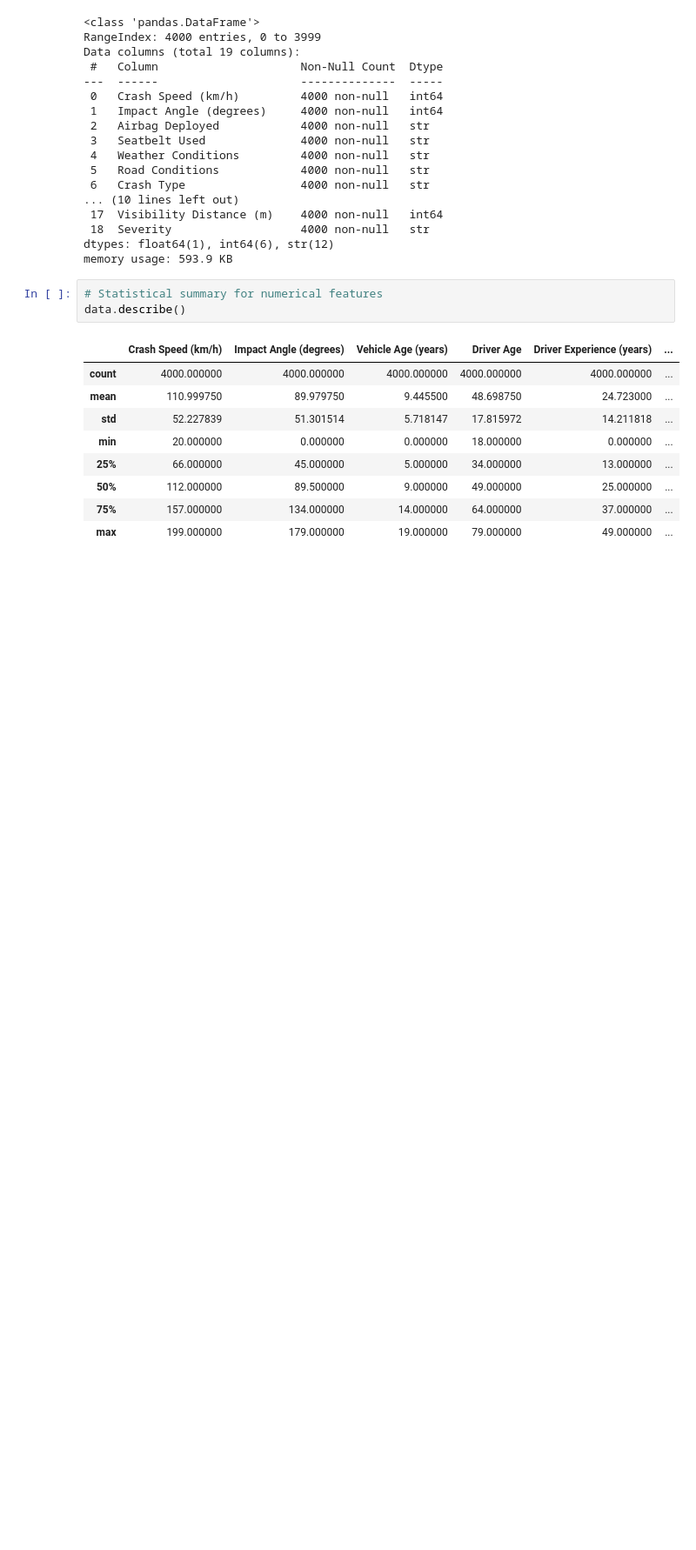
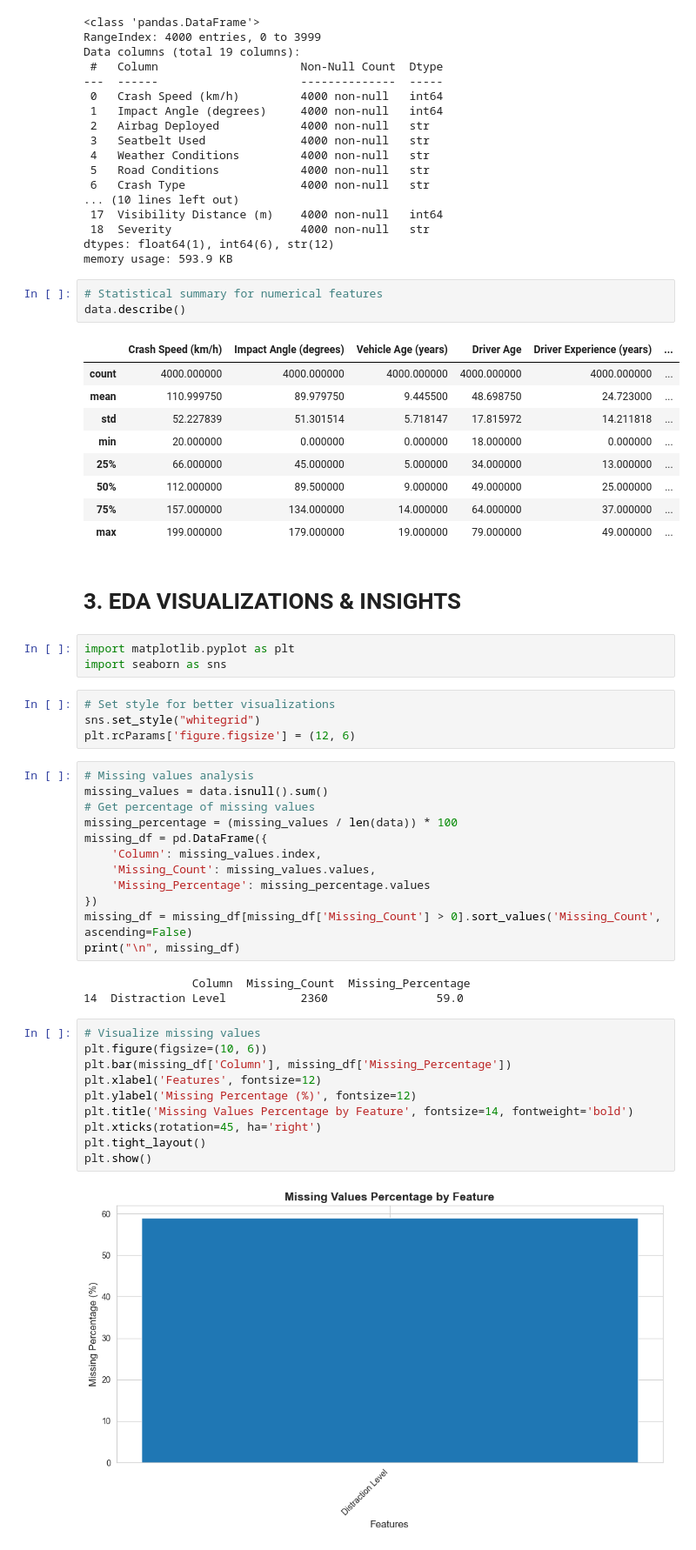
Before and after one commit to PAIshanMadusha/car-crash-severity-prediction-model, a Jupyter notebook: notebooks/car_crash_severity_prediction.ipynb, the cells around one changed output. Shown at 87% size. Drawn from its saved outputs; the diff is of its cells as text; blank space fills up the shorter version.

Commit message:
Analysis of Missing Values

```diff
--- a/notebooks/car_crash_severity_prediction.ipynb
+++ b/notebooks/car_crash_severity_prediction.ipynb
@@ -118,3 +118,39 @@ data.describe()
 | 50% | 112.000000 | 89.500000 | 9.000000 | 49.000000 | 25.000000 | ... |
 | 75% | 157.000000 | 134.000000 | 14.000000 | 64.000000 | 37.000000 | ... |
 | max | 199.000000 | 179.000000 | 19.000000 | 79.000000 | 49.000000 | ... |
+# %% [markdown]
+# 3. EDA VISUALIZATIONS & INSIGHTS
+# %%
+import matplotlib.pyplot as plt
+import seaborn as sns
+# %%
+# Set style for better visualizations
+sns.set_style("whitegrid")
+plt.rcParams['figure.figsize'] = (12, 6)
+# %%
+# Missing values analysis
+missing_values = data.isnull().sum()
+# Get percentage of missing values
+missing_percentage = (missing_values / len(data)) * 100
+missing_df = pd.DataFrame({
+    'Column': missing_values.index,
+    'Missing_Count': missing_values.values,
+    'Missing_Percentage': missing_percentage.values
+})
+missing_df = missing_df[missing_df['Missing_Count'] > 0].sort_values('Missing_Count', ascending=False)
+print("\n", missing_df)
+# %% [output]
+                Column  Missing_Count  Missing_Percentage
+14  Distraction Level           2360                59.0
+# %%
+# Visualize missing values
+plt.figure(figsize=(10, 6))
+plt.bar(missing_df['Column'], missing_df['Missing_Percentage'])
+plt.xlabel('Features', fontsize=12)
+plt.ylabel('Missing Percentage (%)', fontsize=12)
+plt.title('Missing Values Percentage by Feature', fontsize=14, fontweight='bold')
+plt.xticks(rotation=45, ha='right')
+plt.tight_layout()
+plt.show()
+# %% [output]
+[figure, added]
```
